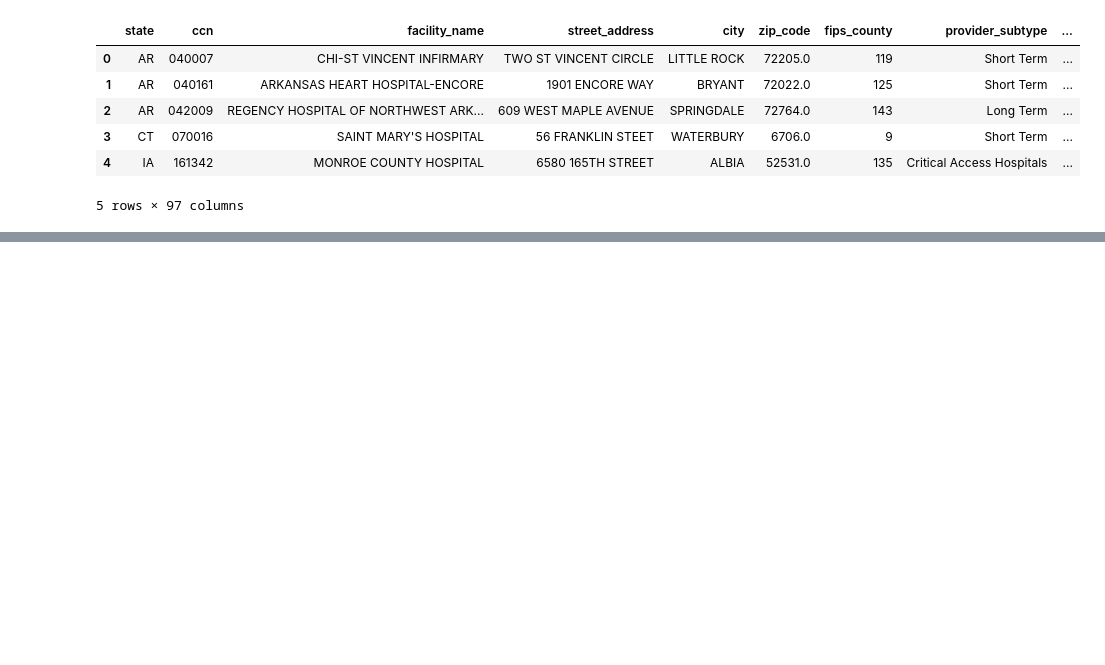
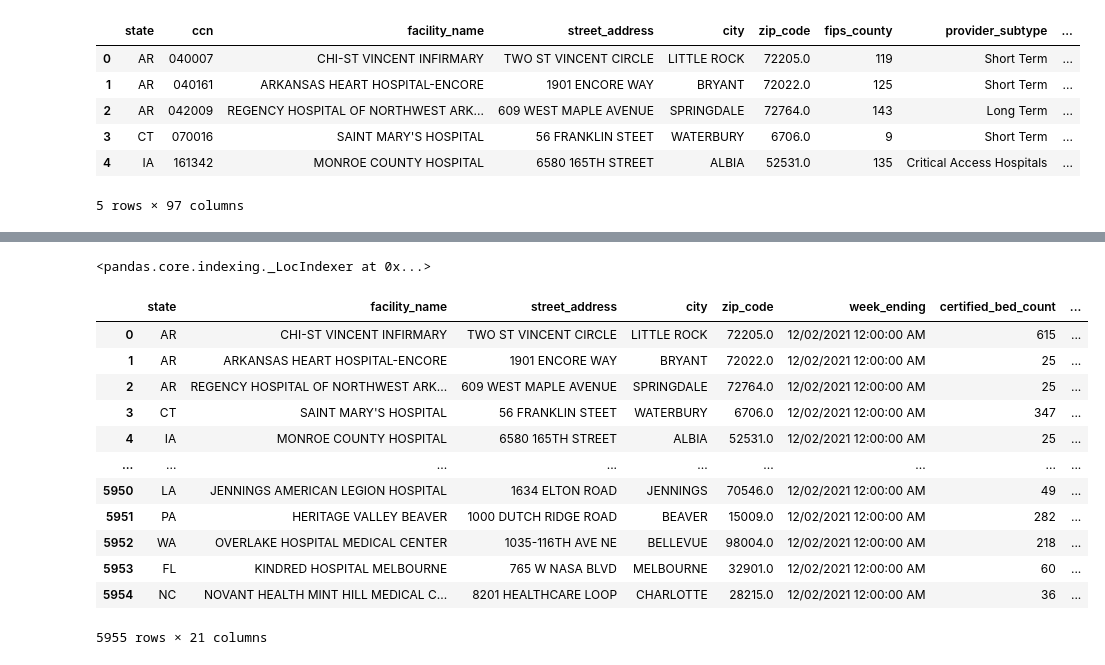
Before and after one commit to Lucasmvs1994/Project_2, a Jupyter notebook: Dan.ipynb, the cells around one changed output, grey strips where cells are left out. Saved outputs shown, nothing was run; the diff lists cells and outputs as text; code cells hidden in the pictures; blank space fills up the shorter version.

```diff
--- a/Dan.ipynb
+++ b/Dan.ipynb
@@ -29,0 +88,2 @@ file_df2.head(5)
+# %%
+df1 = file_df1[['state', 'facility_name', 'street_address', 'city', 'zip_code', 'week_ending', 'certified_bed_count', 'total_beds', 'all_adult_hospital_beds', 'inpatient_beds', 'all_adult_hospital_inpatient_beds', 'inpatient_beds_used', 'all_adult_hospital_inpatient_bed_occupied', 'total_icu_beds', 'icu_beds_used', 'total_adult_patients_hospitalized_confirmed_covid', 'total_pediatric_patients_hospitalized_confirmed_and_suspected_covid', 'total_pediatric_patients_hospitalized_confirmed_covid', 'staffed_icu_adult_patients_confirmed_and_suspected_covid', 'staffed_icu_adult_patients_confirmed_covid', 'deaths_covid']]
@@ -29,0 +120,4 @@ file_df2.head(5)
+# %%
+df1.loc
+# %% [output]
+<pandas.core.indexing._LocIndexer at 0x...>
@@ -29,0 +126,16 @@ file_df2.head(5)
+# %%
+df1
+# %% [output]
+|  | state | facility_name | street_address | city | zip_code | week_ending | certified_bed_count | ... |
+| 0 | AR | CHI-ST VINCENT INFIRMARY | TWO ST VINCENT CIRCLE | LITTLE ROCK | 72205.0 | 12/02/2021 12:00:00 AM | 615 | ... |
+| 1 | AR | ARKANSAS HEART HOSPITAL-ENCORE | 1901 ENCORE WAY | BRYANT | 72022.0 | 12/02/2021 12:00:00 AM | 25 | ... |
+| 2 | AR | REGENCY HOSPITAL OF NORTHWEST ARK... | 609 WEST MAPLE AVENUE | SPRINGDALE | 72764.0 | 12/02/2021 12:00:00 AM | 25 | ... |
+| 3 | CT | SAINT MARY'S HOSPITAL | 56 FRANKLIN STEET | WATERBURY | 6706.0 | 12/02/2021 12:00:00 AM | 347 | ... |
+| 4 | IA | MONROE COUNTY HOSPITAL | 6580 165TH STREET | ALBIA | 52531.0 | 12/02/2021 12:00:00 AM | 25 | ... |
+| ... | ... | ... | ... | ... | ... | ... | ... | ... |
+| 5950 | LA | JENNINGS AMERICAN LEGION HOSPITAL | 1634 ELTON ROAD | JENNINGS | 70546.0 | 12/02/2021 12:00:00 AM | 49 | ... |
+| 5951 | PA | HERITAGE VALLEY BEAVER | 1000 DUTCH RIDGE ROAD | BEAVER | 15009.0 | 12/02/2021 12:00:00 AM | 282 | ... |
+| 5952 | WA | OVERLAKE HOSPITAL MEDICAL CENTER | 1035-116TH AVE NE | BELLEVUE | 98004.0 | 12/02/2021 12:00:00 AM | 218 | ... |
+| 5953 | FL | KINDRED HOSPITAL MELBOURNE | 765 W NASA BLVD | MELBOURNE | 32901.0 | 12/02/2021 12:00:00 AM | 60 | ... |
+| 5954 | NC | NOVANT HEALTH MINT HILL MEDICAL C... | 8201 HEALTHCARE LOOP | CHARLOTTE | 28215.0 | 12/02/2021 12:00:00 AM | 36 | ... |
+5955 rows × 21 columns
```
Also changed, not shown: parts of 13 cells of this notebook, 4 other files.
